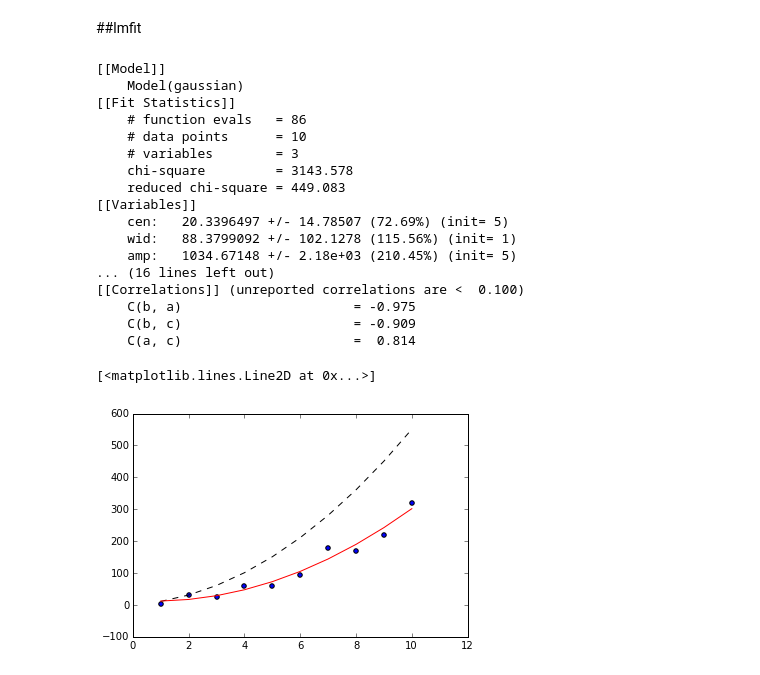
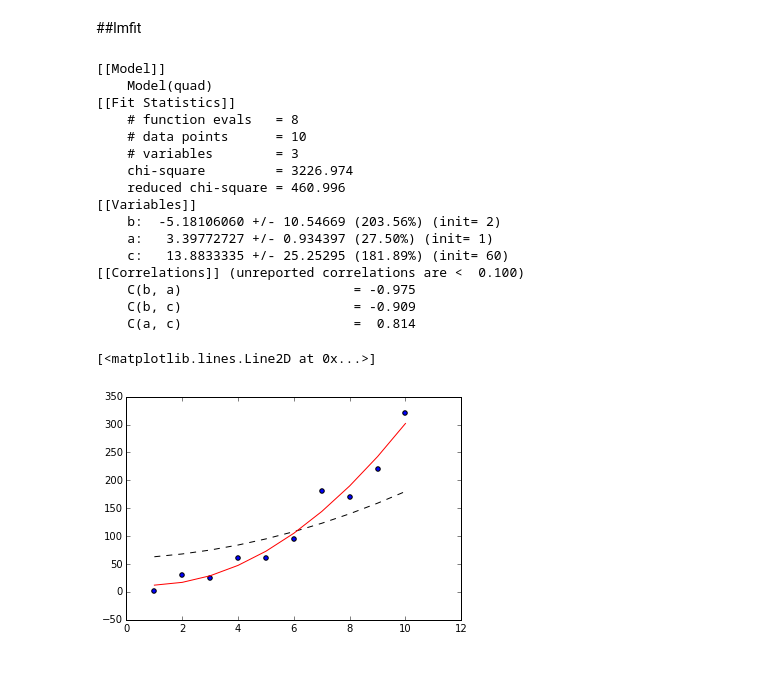
Before and after one commit to mbolt01/InitialCode, a Jupyter notebook: Curve Fitting.ipynb, the cells around one changed output. Saved outputs shown, nothing was run; the diff lists cells and outputs as text; code cells hidden in the pictures.

```diff
--- a/Curve Fitting.ipynb
+++ b/Curve Fitting.ipynb
@@ -146,47 +146,49 @@ print(res.x)
 # %%
 from lmfit import minimize, Parameters, Model
 from numpy import sqrt, pi, exp, linspace
 
-def gaussian(x, amp, cen, wid):
-    "Example gaussian function"
-    return amp* exp(-(x-cen)**2/wid)
+#def gaussian(x, amp, cen, wid):
+#    "Example gaussian function"
+#    return amp* exp(-(x-cen)**2/wid)
 
 def quad(x, a, b, c):
     "Example quadratic function"
     return a*(x**2) + b*x + c
 
-gmod = Model(gaussian)  # automatically expract variables which can be named below.
+#gmod = Model(gaussian)  # automatically expract variables which can be named below.
 qmod = Model(quad)
 
 params = Parameters()
-params.add('c', value = 2, vary=False)
+params.add('a', value = 2, vary=False)
+params.add('b', value = 2)
+params.add('c', value = 2)
 
-result = gmod.fit(y, x=x, amp=5, cen=5, wid=1)
-print(result.fit_report())
+#result = gmod.fit(y, x=x, amp=5, cen=5, wid=1)
+#print(result.fit_report())
 
-result1 = qmod.fit(y, x=x, a=5, b=5, c=1)
+result1 = qmod.fit(y, x=x, a=1, b=2, c=60)
+#result1 = qmod.fit(y, x=x, params)
 print(result1.fit_report())
 
 plt.scatter(x, y)
 plt.plot(x, result1.init_fit, 'k--')
 plt.plot(x, result1.best_fit, 'r-')
 # %% [output]
 [[Model]]
-    Model(gaussian)
+    Model(quad)
 [[Fit Statistics]]
-    # function evals   = 86
+    # function evals   = 8
     # data points      = 10
     # variables        = 3
-    chi-square         = 3143.578
-    reduced chi-square = 449.083
+    chi-square         = 3226.974
+    reduced chi-square = 460.996
 [[Variables]]
-    cen:   20.3396497 +/- 14.78507 (72.69%) (init= 5)
-    wid:   88.3799092 +/- 102.1278 (115.56%) (init= 1)
-    amp:   1034.67148 +/- 2.18e+03 (210.45%) (init= 5)
-... (16 lines left out)
+    b:  -5.18106060 +/- 10.54669 (203.56%) (init= 2)
+    a:   3.39772727 +/- 0.934397 (27.50%) (init= 1)
+    c:   13.8833335 +/- 25.25295 (181.89%) (init= 60)
 [[Correlations]] (unreported correlations are <  0.100)
     C(b, a)                      = -0.975
     C(b, c)                      = -0.909
     C(a, c)                      =  0.814
 [<matplotlib.lines.Line2D at 0x...>]
-[figure, old version]
+[figure, new version]
```
